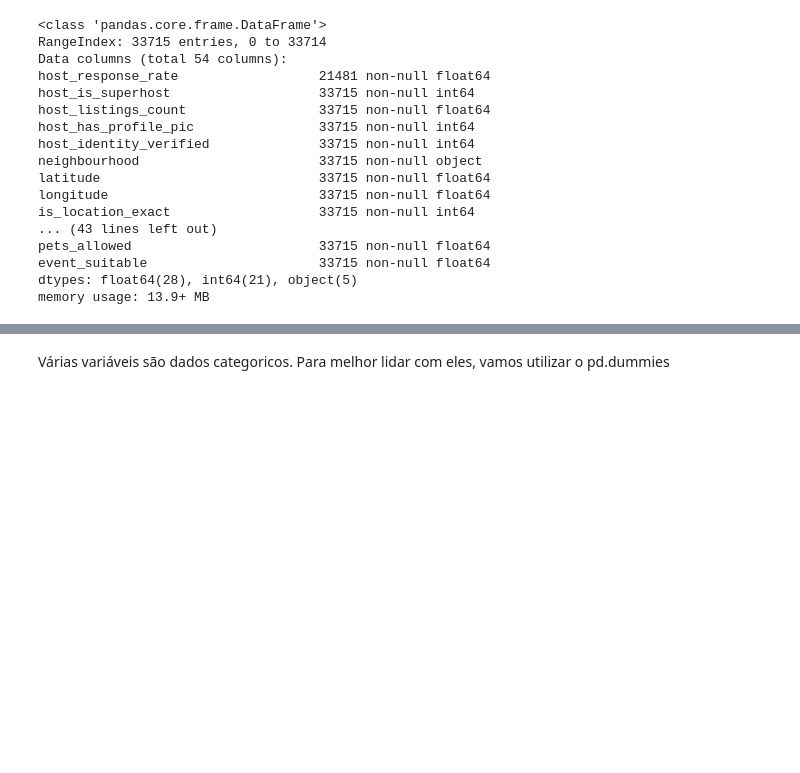
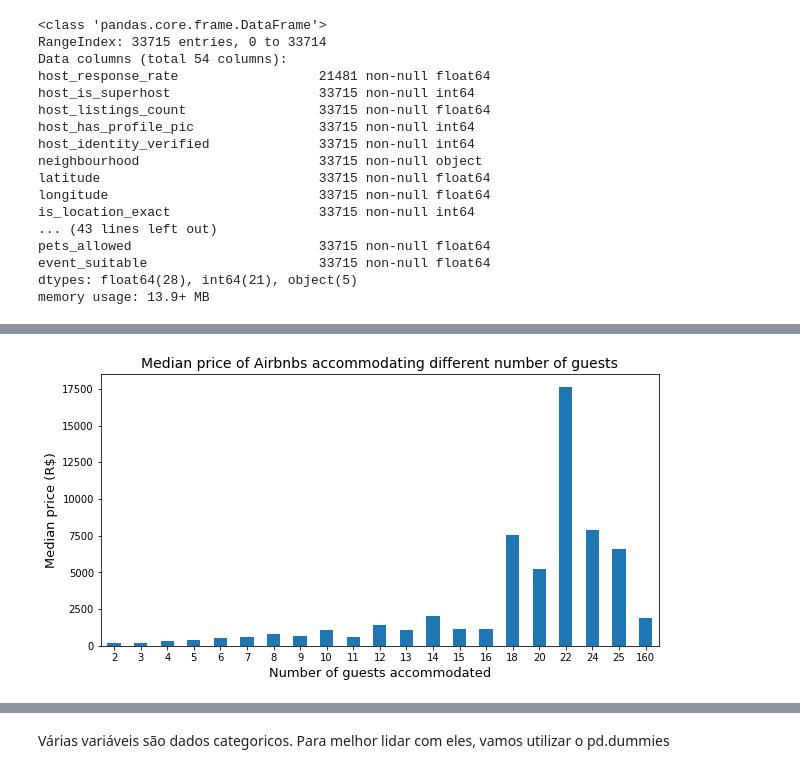
Before and after one commit to lmeazzini/AirBnB, a Jupyter notebook: AirBnB - Rio de Janeiro.ipynb, the cells around one changed output, grey strips where cells are left out. Saved outputs shown, nothing was run; the diff lists cells and outputs as text; code cells hidden in the pictures; blank space fills up the shorter version.

```diff
--- a/AirBnB - Rio de Janeiro.ipynb
+++ b/AirBnB - Rio de Janeiro.ipynb
@@ -192,0 +206,11 @@ memory usage: 13.9+ MB
+# %%
+plt.figure(figsize=(10,5))
+listings.groupby('accommodates').price.median().plot(kind='bar')
+plt.title('Median price of Airbnbs accommodating different number of guests', fontsize=14)
+plt.xlabel('Number of guests accommodated', fontsize=13)
+plt.ylabel('Median price (R$)', fontsize=13)
+plt.xticks(rotation=0)
+plt.xlim(left=0.5)
+plt.show()
+# %% [output]
+[figure, added]
```
Also changed, not shown: parts of 18 cells of this notebook.
